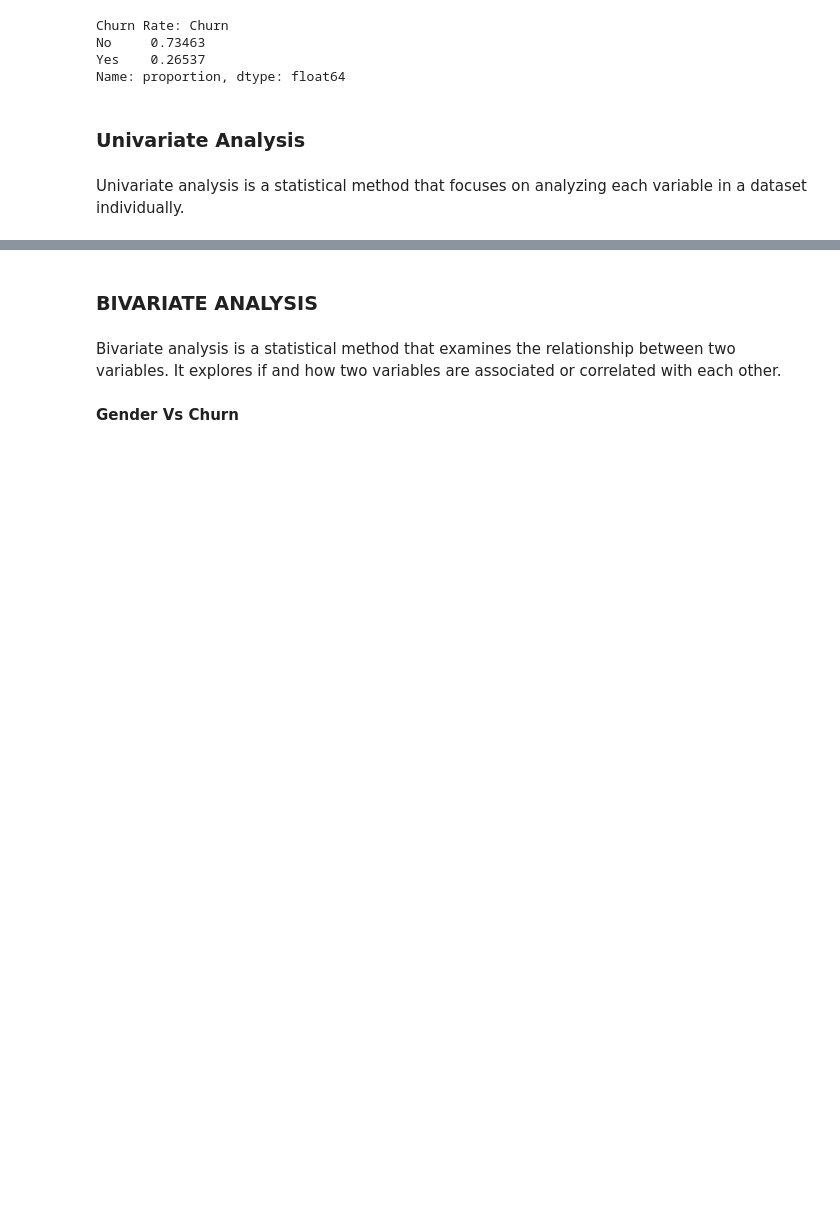
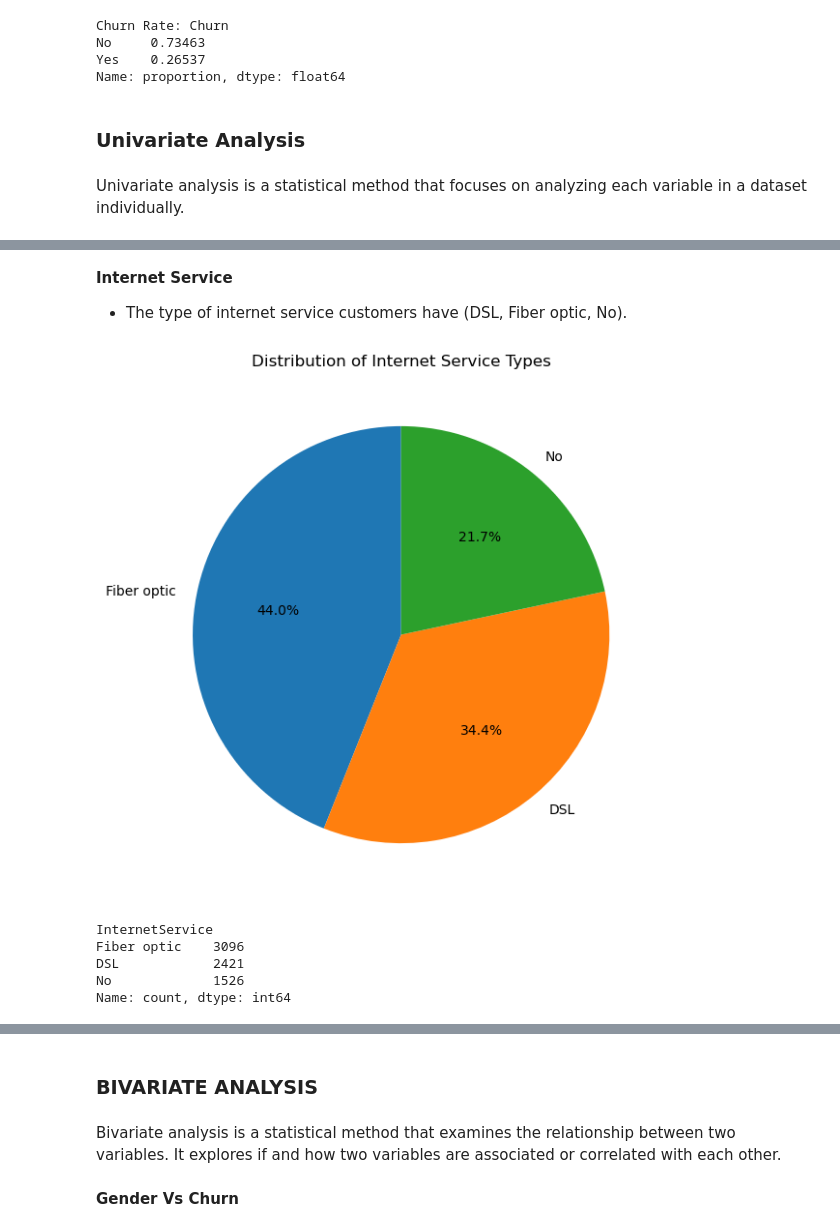
Before and after one commit to ManoharKonala/BootCamp_2K24, a Jupyter notebook: Customer Churn Analysis/Analysis_Customer_Churn.ipynb, the cells around one changed output, grey strips where cells are left out. Cells and saved outputs as stored; diff of their text form; code cells hidden in the pictures; blank space fills up the shorter version.

```diff
--- a/Customer Churn Analysis/Analysis_Customer_Churn.ipynb
+++ b/Customer Churn Analysis/Analysis_Customer_Churn.ipynb
@@ -316,0 +296,20 @@ plt.show()
+# %% [markdown]
+**Internet Service**
+
+* The type of internet service customers have (DSL, Fiber optic, No).
+# %%
+# Internet Service
+plt.figure(figsize=(10, 7))
+df['InternetService'].value_counts().plot.pie(autopct='%1.1f%%', startangle=90)
+plt.title('Distribution of Internet Service Types')
+plt.ylabel('')
+plt.show()
+
+df['InternetService'].value_counts()
+# %% [output]
+[figure, added]
+InternetService
+Fiber optic    3096
+DSL            2421
+No             1526
+Name: count, dtype: int64
```
Also changed, not shown: parts of 22 cells of this notebook.
